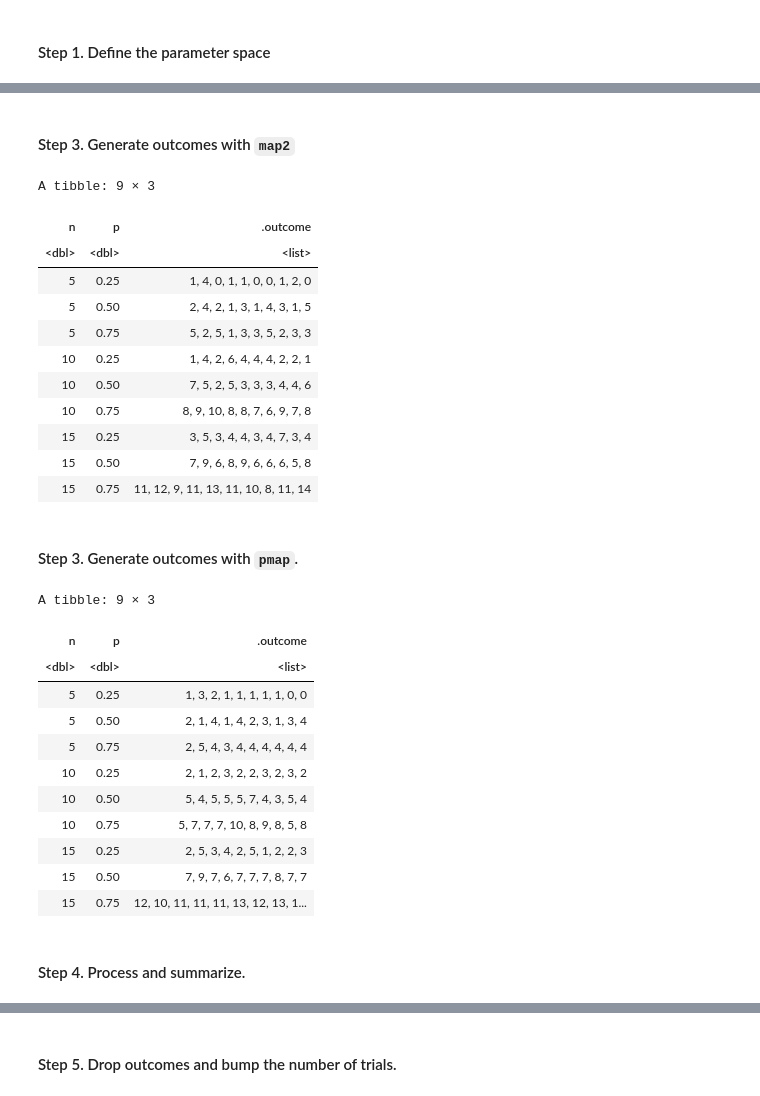
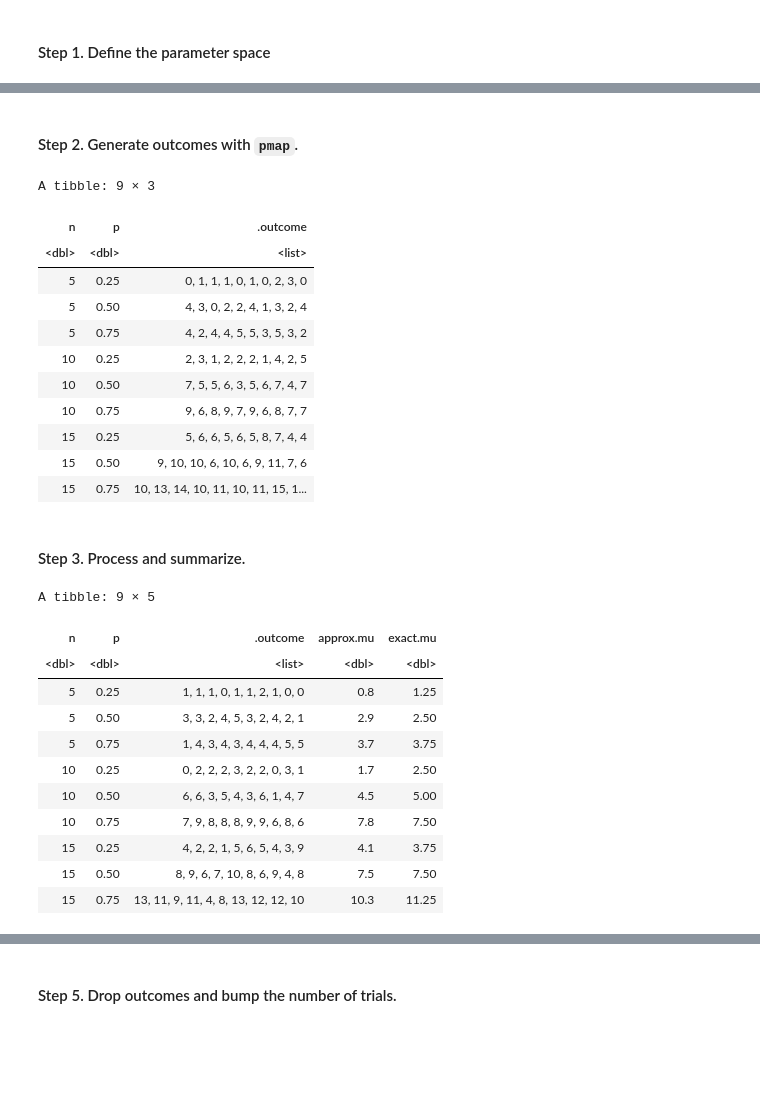
Before and after one commit to yardsale8/probability_simulations_in_R, a Jupyter notebook: 2_5_introduction_to_parametric_simulations.ipynb, the cells around one changed output, grey strips where cells are left out. Saved outputs shown, nothing was run; the diff lists cells and outputs as text; code cells hidden in the pictures; blank space fills up the shorter version.

```diff
--- a/2_5_introduction_to_parametric_simulations.ipynb
+++ b/2_5_introduction_to_parametric_simulations.ipynb
@@ -369,8 +354,8 @@ A tibble: 1 × 2
 # %%
-# Unnest both parameters
-(tribble(~n,         ~p,
-         c(5,10,15), c(0.25, 0.5, 0.75))
- %>% unnest_longer(n)
- %>% unnest_longer(p)
+# Version 1 - Use map2 to generate the data
+num.trials <- 10
+(parameters(~n,         ~p,
+            c(5,10,15), c(0.25, 0.5, 0.75))
+ %>% mutate(.outcome = map2(n, p, \(n, p) rbinom(num.trials, n, p)))
  )
 # %% [output]
@@ -389,50 +374,45 @@ A tibble: 9 × 2
 # %% [markdown]
-#### Step 3.  Generate outcomes with `map2`
+#### Step 2. Generate outcomes with `pmap`.
 # %%
-# Version 1 - Use map2 to generate the data
+# Version 2 - Use pmap to generate the data
 num.trials <- 10
-(tribble(~n,         ~p,
-         c(5,10,15), c(0.25, 0.5, 0.75))
- %>% unnest_longer(n)
- %>% unnest_longer(p)
- %>% mutate(.outcome = map2(n, p, \(n, p) rbinom(num.trials, n, p)))
+(parameters(~n,         ~p,
+            c(5,10,15), c(0.25, 0.5, 0.75))
+ %>% mutate(.outcome = pmap(list(size = n, prob = p), rbinom, n = num.trials))
  )
 # %% [output]
 A tibble: 9 × 3
 | n | p | .outcome |
 | <dbl> | <dbl> | <list> |
-| 5 | 0.25 | 1, 4, 0, 1, 1, 0, 0, 1, 2, 0 |
-| 5 | 0.50 | 2, 4, 2, 1, 3, 1, 4, 3, 1, 5 |
-| 5 | 0.75 | 5, 2, 5, 1, 3, 3, 5, 2, 3, 3 |
-| 10 | 0.25 | 1, 4, 2, 6, 4, 4, 4, 2, 2, 1 |
-| 10 | 0.50 | 7, 5, 2, 5, 3, 3, 3, 4, 4, 6 |
-| 10 | 0.75 | 8, 9, 10, 8, 8, 7, 6, 9, 7, 8 |
-| 15 | 0.25 | 3, 5, 3, 4, 4, 3, 4, 7, 3, 4 |
-| 15 | 0.50 | 7, 9, 6, 8, 9, 6, 6, 6, 5, 8 |
-| 15 | 0.75 | 11, 12, 9, 11, 13, 11, 10, 8, 11, 14 |
+| 5 | 0.25 | 0, 1, 1, 1, 0, 1, 0, 2, 3, 0 |
+| 5 | 0.50 | 4, 3, 0, 2, 2, 4, 1, 3, 2, 4 |
+| 5 | 0.75 | 4, 2, 4, 4, 5, 5, 3, 5, 3, 2 |
+| 10 | 0.25 | 2, 3, 1, 2, 2, 2, 1, 4, 2, 5 |
+| 10 | 0.50 | 7, 5, 5, 6, 3, 5, 6, 7, 4, 7 |
+| 10 | 0.75 | 9, 6, 8, 9, 7, 9, 6, 8, 7, 7 |
+| 15 | 0.25 | 5, 6, 6, 5, 6, 5, 8, 7, 4, 4 |
+| 15 | 0.50 | 9, 10, 10, 6, 10, 6, 9, 11, 7, 6 |
+| 15 | 0.75 | 10, 13, 14, 10, 11, 10, 11, 15, 1... |
 # %% [markdown]
-#### Step 3. Generate outcomes with `pmap`.
+#### Step 3. Process and summarize.
 # %%
-# Version 2 - Use pmap to generate the data
 num.trials <- 10
-(tribble(~n,         ~p,
-         c(5,10,15), c(0.25, 0.5, 0.75))
- %>% unnest_longer(n)
- %>% unnest_longer(p)
- %>% mutate(.outcome = pmap(list(size = n, prob = p), rbinom, n = num.trials))
+(parameters(~n,         ~p,
+            c(5,10,15), c(0.25, 0.5, 0.75))
+ %>% mutate(.outcome = map2(n, p, \(n, p) rbinom(num.trials, n, p)))
+ %>% mutate(approx.mu = map_dbl(.outcome, mean),
+            exact.mu = n*p)
  )
 # %% [output]
-A tibble: 9 × 3
+A tibble: 9 × 5
-| n | p | .outcome |
-| <dbl> | <dbl> | <list> |
-| 5 | 0.25 | 1, 3, 2, 1, 1, 1, 1, 1, 0, 0 |
-| 5 | 0.50 | 2, 1, 4, 1, 4, 2, 3, 1, 3, 4 |
-| 5 | 0.75 | 2, 5, 4, 3, 4, 4, 4, 4, 4, 4 |
-| 10 | 0.25 | 2, 1, 2, 3, 2, 2, 3, 2, 3, 2 |
-| 10 | 0.50 | 5, 4, 5, 5, 5, 7, 4, 3, 5, 4 |
-| 10 | 0.75 | 5, 7, 7, 7, 10, 8, 9, 8, 5, 8 |
-| 15 | 0.25 | 2, 5, 3, 4, 2, 5, 1, 2, 2, 3 |
-| 15 | 0.50 | 7, 9, 7, 6, 7, 7, 7, 8, 7, 7 |
-| 15 | 0.75 | 12, 10, 11, 11, 11, 13, 12, 13, 1... |
+| n | p | .outcome | approx.mu | exact.mu |
+| <dbl> | <dbl> | <list> | <dbl> | <dbl> |
+| 5 | 0.25 | 1, 1, 1, 0, 1, 1, 2, 1, 0, 0 | 0.8 | 1.25 |
+| 5 | 0.50 | 3, 3, 2, 4, 5, 3, 2, 4, 2, 1 | 2.9 | 2.50 |
+| 5 | 0.75 | 1, 4, 3, 4, 3, 4, 4, 4, 5, 5 | 3.7 | 3.75 |
+| 10 | 0.25 | 0, 2, 2, 2, 3, 2, 2, 0, 3, 1 | 1.7 | 2.50 |
+| 10 | 0.50 | 6, 6, 3, 5, 4, 3, 6, 1, 4, 7 | 4.5 | 5.00 |
+| 10 | 0.75 | 7, 9, 8, 8, 8, 9, 9, 6, 8, 6 | 7.8 | 7.50 |
+| 15 | 0.25 | 4, 2, 2, 1, 5, 6, 5, 4, 3, 9 | 4.1 | 3.75 |
+| 15 | 0.50 | 8, 9, 6, 7, 10, 8, 6, 9, 4, 8 | 7.5 | 7.50 |
+| 15 | 0.75 | 13, 11, 9, 11, 4, 8, 13, 12, 12, 10 | 10.3 | 11.25 |
-# %% [markdown]
-#### Step 4. Process and summarize.
```
Also changed, not shown: parts of 38 cells of this notebook.
